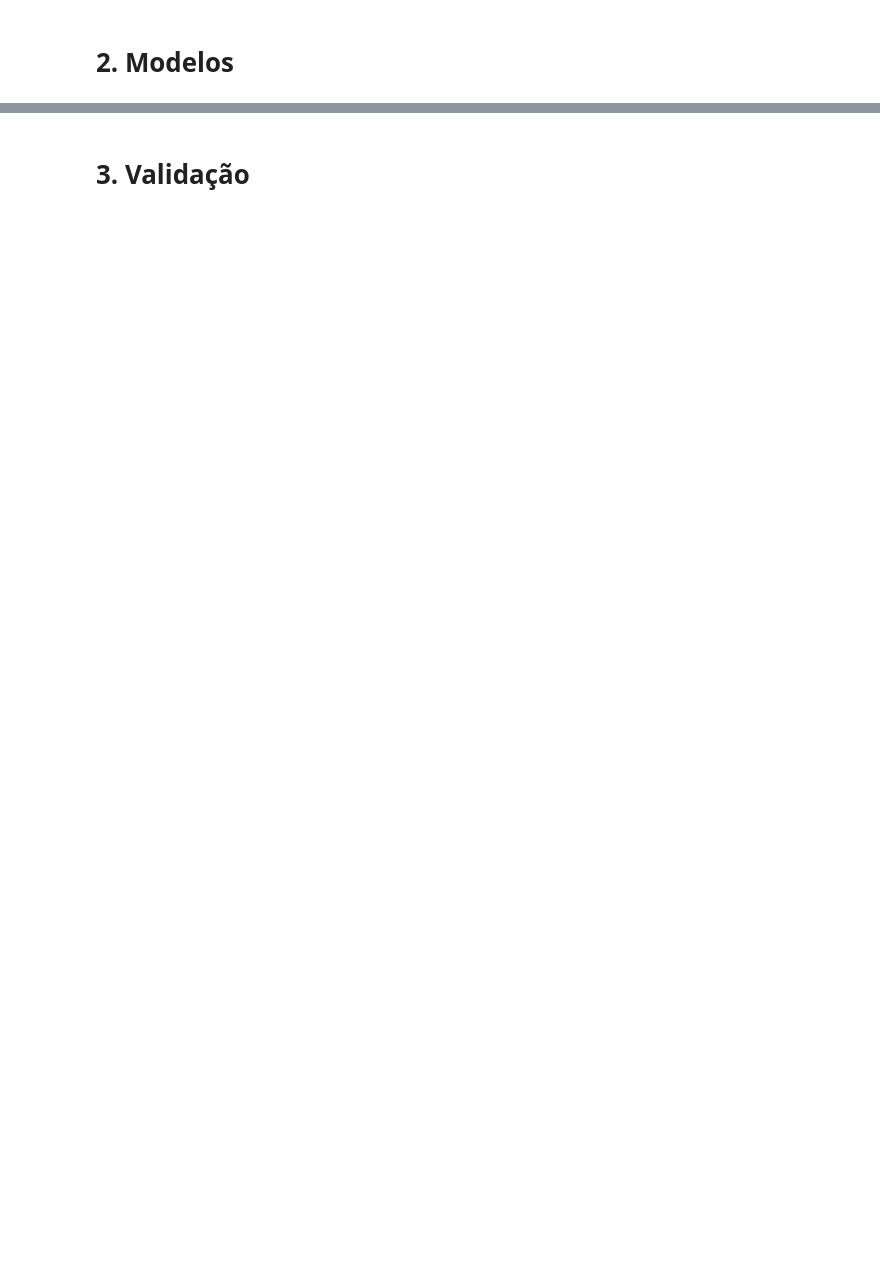
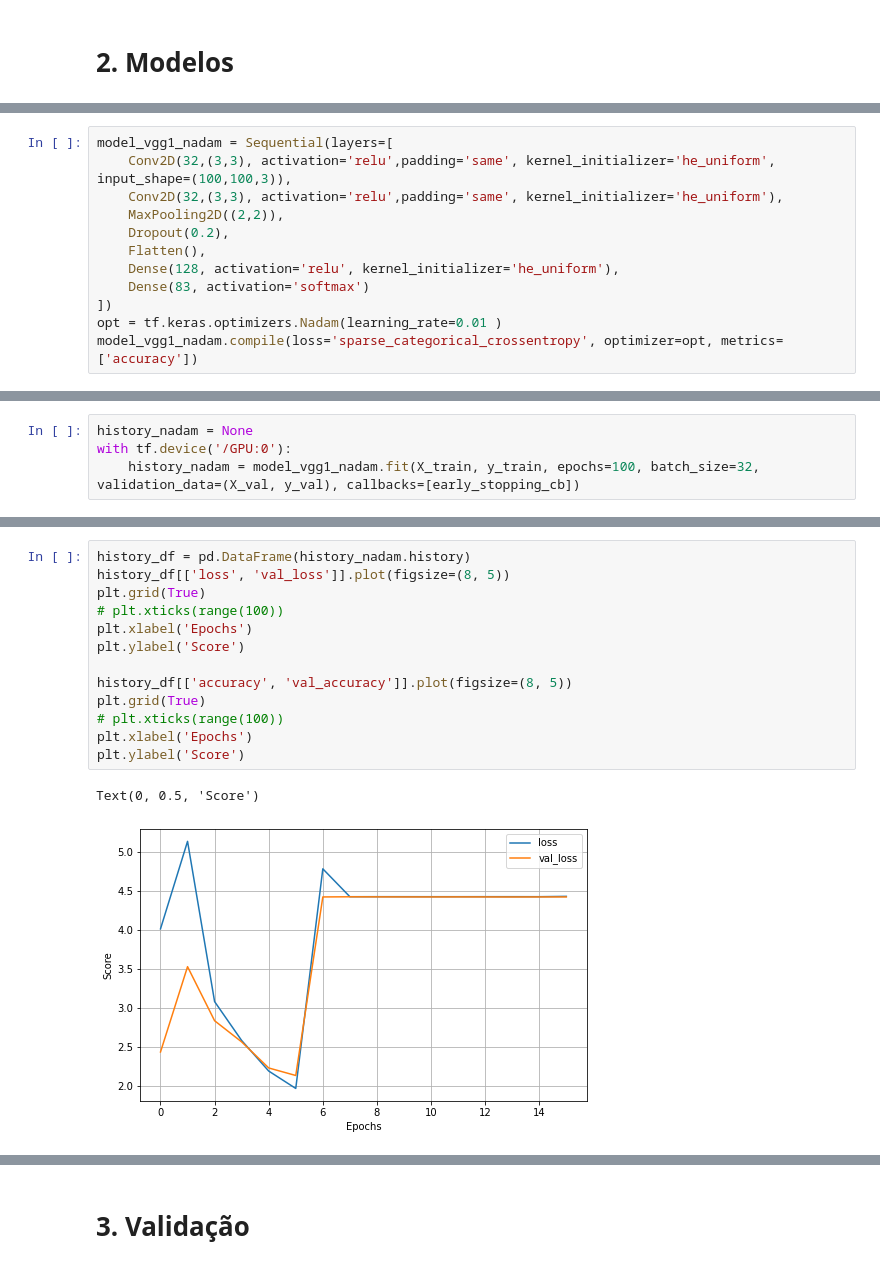
Before and after one commit to antonieti/Atividade2-D3APL, a Jupyter notebook: Atividade2.ipynb, the cells around one changed output, grey strips where cells are left out. Cells and saved outputs as stored; diff of their text form; blank space fills up the shorter version.

```diff
--- a/Atividade2.ipynb
+++ b/Atividade2.ipynb
@@ -372,0 +346,12 @@ class MyGenerator(Sequence):
+# %%
+model_vgg1_nadam = Sequential(layers=[
+    Conv2D(32,(3,3), activation='relu',padding='same', kernel_initializer='he_uniform', input_shape=(100,100,3)),
+    Conv2D(32,(3,3), activation='relu',padding='same', kernel_initializer='he_uniform'),
+    MaxPooling2D((2,2)),
+    Dropout(0.2),
+    Flatten(),
+    Dense(128, activation='relu', kernel_initializer='he_uniform'),
+    Dense(83, activation='softmax')
+])
+opt = tf.keras.optimizers.Nadam(learning_rate=0.01 )
+model_vgg1_nadam.compile(loss='sparse_categorical_crossentropy', optimizer=opt, metrics=['accuracy'])
@@ -372,0 +360,4 @@ class MyGenerator(Sequence):
+# %%
+history_nadam = None
+with tf.device('/GPU:0'):
+    history_nadam = model_vgg1_nadam.fit(X_train, y_train, epochs=100, batch_size=32, validation_data=(X_val, y_val), callbacks=[early_stopping_cb])
@@ -372,0 +385,16 @@ class MyGenerator(Sequence):
+# %%
+history_df = pd.DataFrame(history_nadam.history)
+history_df[['loss', 'val_loss']].plot(figsize=(8, 5))
+plt.grid(True)
+# plt.xticks(range(100))
+plt.xlabel('Epochs')
+plt.ylabel('Score')
+
+history_df[['accuracy', 'val_accuracy']].plot(figsize=(8, 5))
+plt.grid(True)
+# plt.xticks(range(100))
+plt.xlabel('Epochs')
+plt.ylabel('Score')
+# %% [output]
+Text(0, 0.5, 'Score')
+[figure, added]
```
Also changed, not shown: parts of 91 cells of this notebook, 5 other files.
